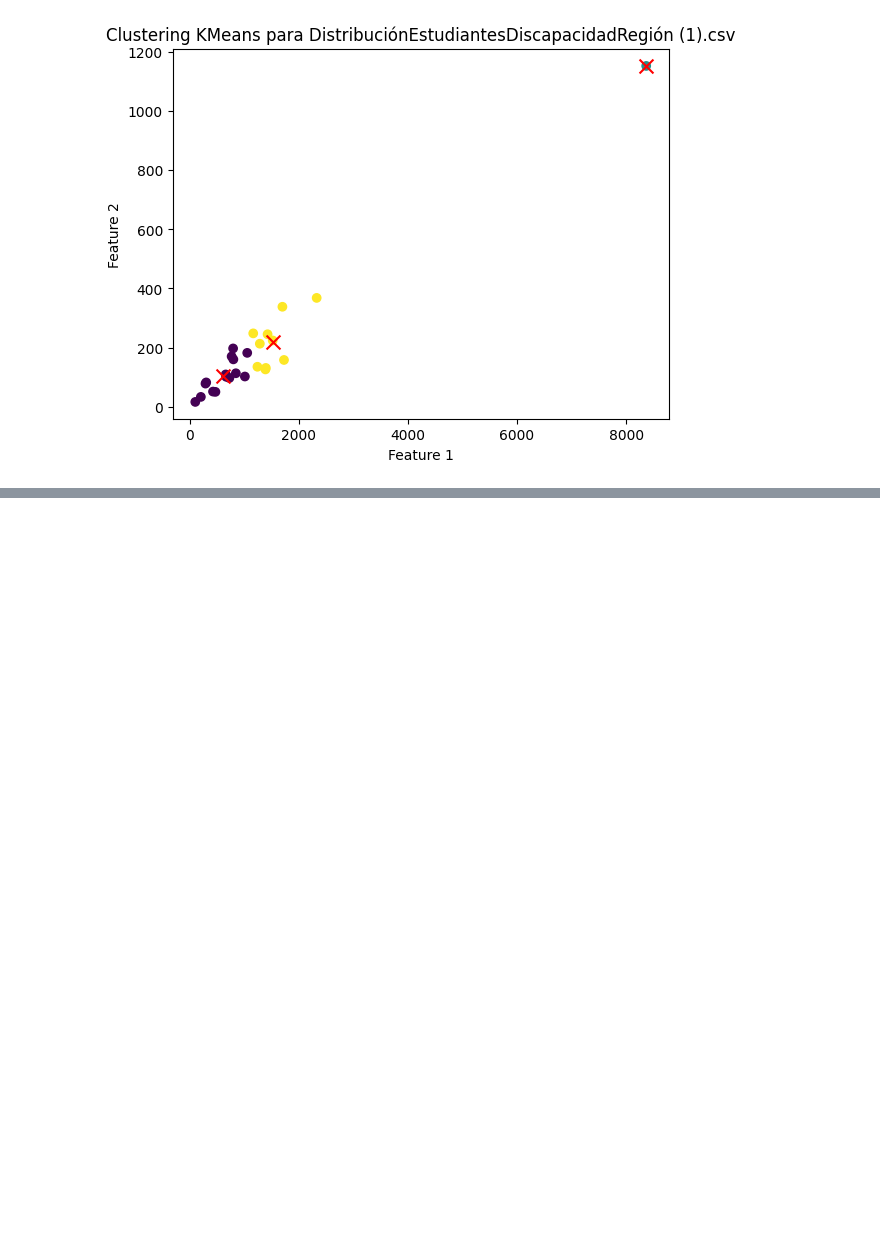
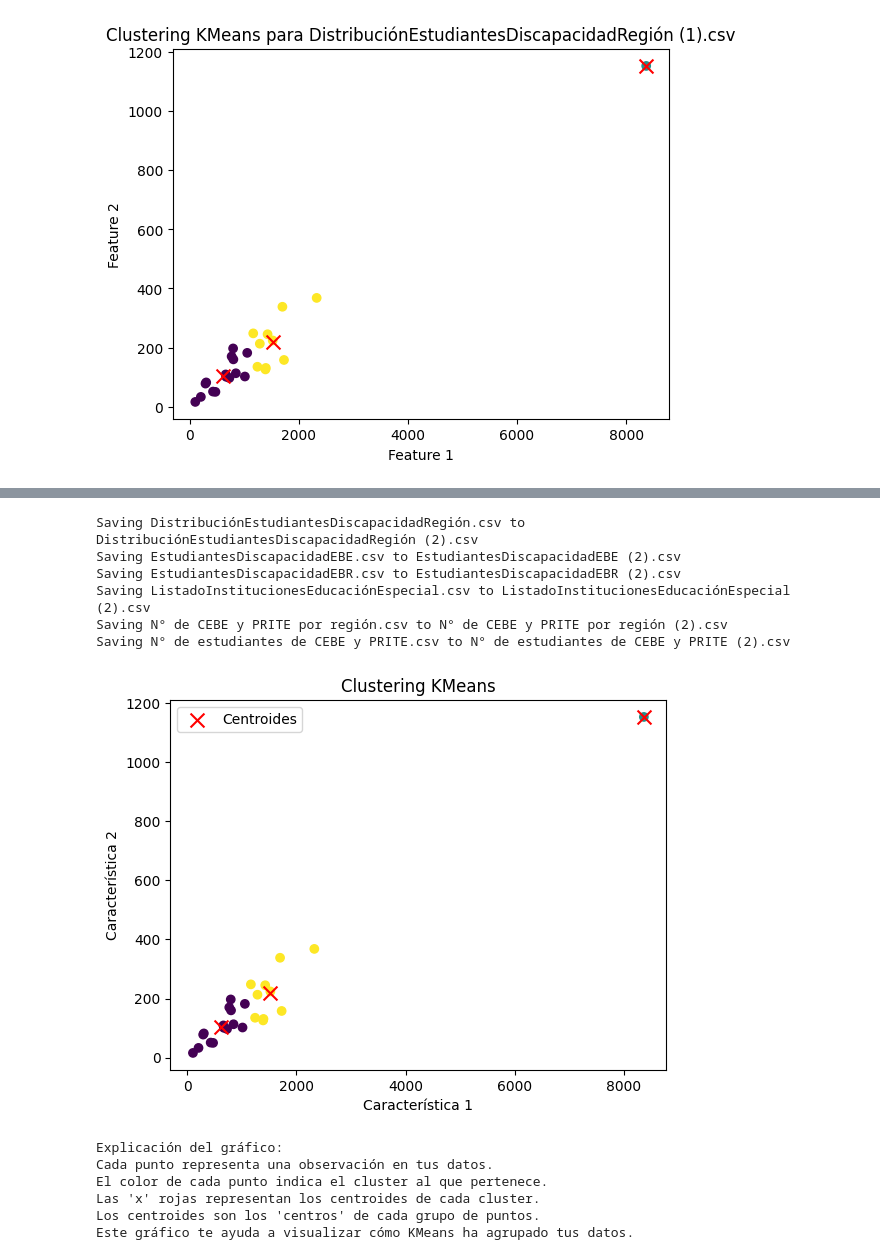
Before and after one commit to ParisLorenzo/TF_SistemasInteligentes, a Jupyter notebook: TF_SistemasInteligentes.ipynb, the cells around one changed output, grey strips where cells are left out. Cells and saved outputs as stored; diff of their text form; code cells hidden in the pictures; blank space fills up the shorter version.

```diff
--- a/TF_SistemasInteligentes.ipynb
+++ b/TF_SistemasInteligentes.ipynb
@@ -177,3 +177,56 @@ Saving ListadoInstitucionesEducaciónEspecial.csv to ListadoInstitucionesEducaci
 Saving N° de CEBE y PRITE por región.csv to N° de CEBE y PRITE por región (1).csv
 Saving N° de estudiantes de CEBE y PRITE.csv to N° de estudiantes de CEBE y PRITE (1).csv
 [figure]
+# %%
+from sklearn.cluster import KMeans
+import matplotlib.pyplot as plt
+import pandas as pd
+
+# Supongamos que 'uploaded' contiene tus datos (reemplázalo con tu método de carga)
+uploaded = files.upload()
+
+try:
+    # Intenta leer con delimitador de punto y coma primero
+    df = pd.read_csv(next(iter(uploaded)), encoding='latin1', sep=';')
+except UnicodeDecodeError:
+    df = pd.read_csv(next(iter(uploaded)), encoding='iso-8859-1', sep=';')
+
+# Eliminar cualquier columna no numérica si es necesario
+df_numeric = df.select_dtypes(include=['number'])
+
+# Instanciar el modelo KMeans (elige el número de clusters que necesites)
+kmeans = KMeans(n_clusters=3)
+
+# Ajustar el modelo a los datos numéricos
+kmeans.fit(df_numeric)
+
+# Obtener los centroides de los clusters
+centroides = kmeans.cluster_centers_
+
+# Predecir los clusters para cada punto de datos
+clusters = kmeans.predict(df_numeric)
+
+# Añadir la columna 'cluster' al DataFrame original
+df['cluster'] = clusters
+
+# Guardar el DataFrame con la columna 'cluster' (opcional)
+# df.to_csv(f'{archivo.split(".")[0]}_clusters.csv', index=False)
+
+# Visualizar los centroides y los puntos de datos
+# (Asegúrate de seleccionar columnas numéricas para la visualización)
+plt.scatter(df_numeric.iloc[:, 0], df_numeric.iloc[:, 1], c=clusters, cmap='viridis')
+plt.scatter(centroides[:, 0], centroides[:, 1], marker='x', s=100, c='red', label='Centroides')
+plt.title('Clustering KMeans')
+plt.xlabel('Característica 1')  # Reemplaza con el nombre real de tu columna
+plt.ylabel('Característica 2')  # Reemplaza con el nombre real de tu columna
+plt.legend()
+plt.show()
+
+# Explicación del gráfico
+print("Explicación del gráfico:")
+print("Cada punto representa una observación en tus datos.")
+print("El color de cada punto indica el cluster al que pertenece.")
+print("Las 'x' rojas representan los centroides de cada cluster.")
+print("Los centroides son los 'centros' de cada grupo de puntos.")
+print("Este gráfico te ayuda a visualizar cómo KMeans ha agrupado tus datos.")
+# %% [output]
@@ -179,0 +234,13 @@ Saving N° de estudiantes de CEBE y PRITE.csv to N° de estudiantes de CEBE y PR
+Saving DistribuciónEstudiantesDiscapacidadRegión.csv to DistribuciónEstudiantesDiscapacidadRegión (2).csv
+Saving EstudiantesDiscapacidadEBE.csv to EstudiantesDiscapacidadEBE (2).csv
+Saving EstudiantesDiscapacidadEBR.csv to EstudiantesDiscapacidadEBR (2).csv
+Saving ListadoInstitucionesEducaciónEspecial.csv to ListadoInstitucionesEducaciónEspecial (2).csv
+Saving N° de CEBE y PRITE por región.csv to N° de CEBE y PRITE por región (2).csv
+Saving N° de estudiantes de CEBE y PRITE.csv to N° de estudiantes de CEBE y PRITE (2).csv
+[figure, added]
+Explicación del gráfico:
+Cada punto representa una observación en tus datos.
+El color de cada punto indica el cluster al que pertenece.
+Las 'x' rojas representan los centroides de cada cluster.
+Los centroides son los 'centros' de cada grupo de puntos.
+Este gráfico te ayuda a visualizar cómo KMeans ha agrupado tus datos.
```
Also changed, not shown: parts of 1 cell of this notebook.
